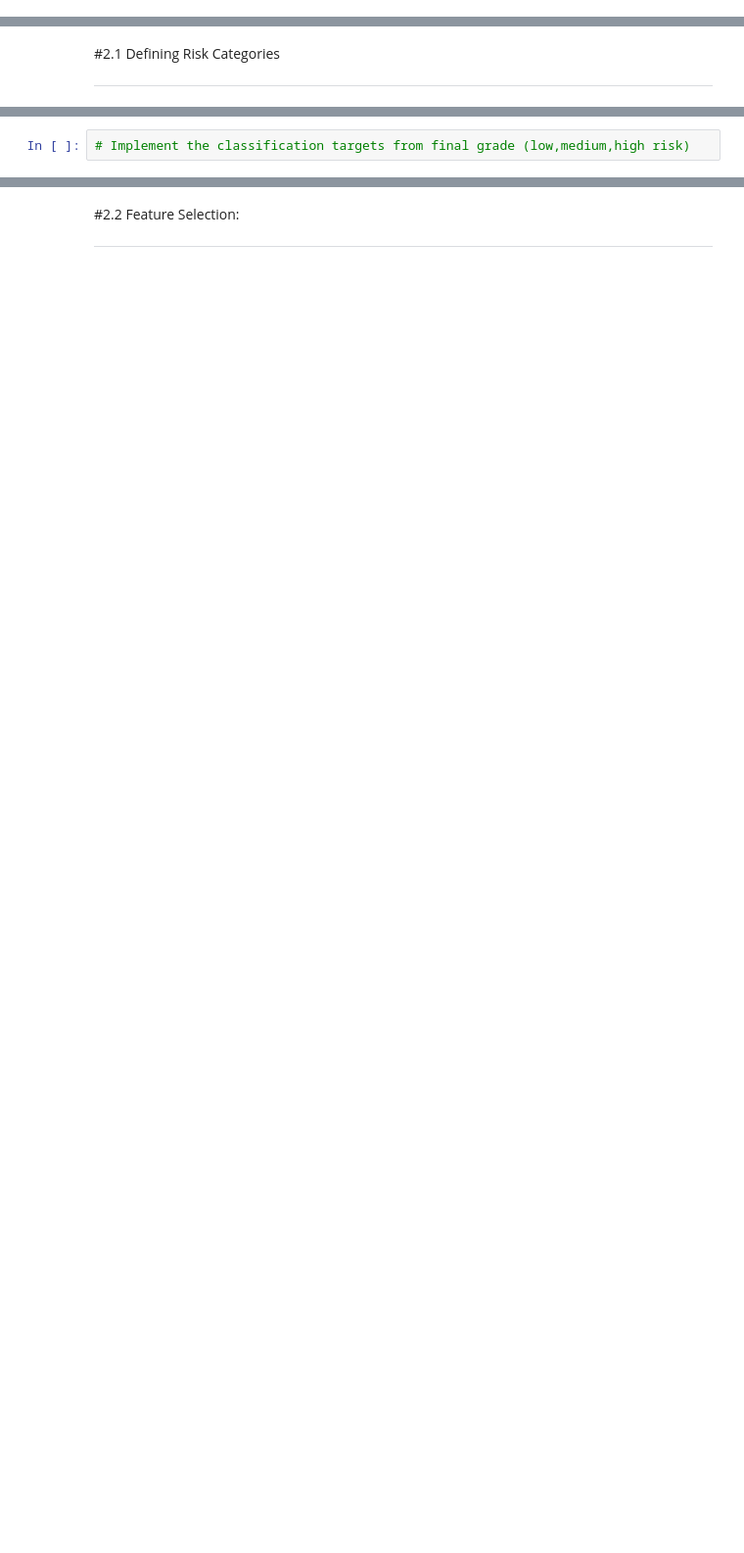
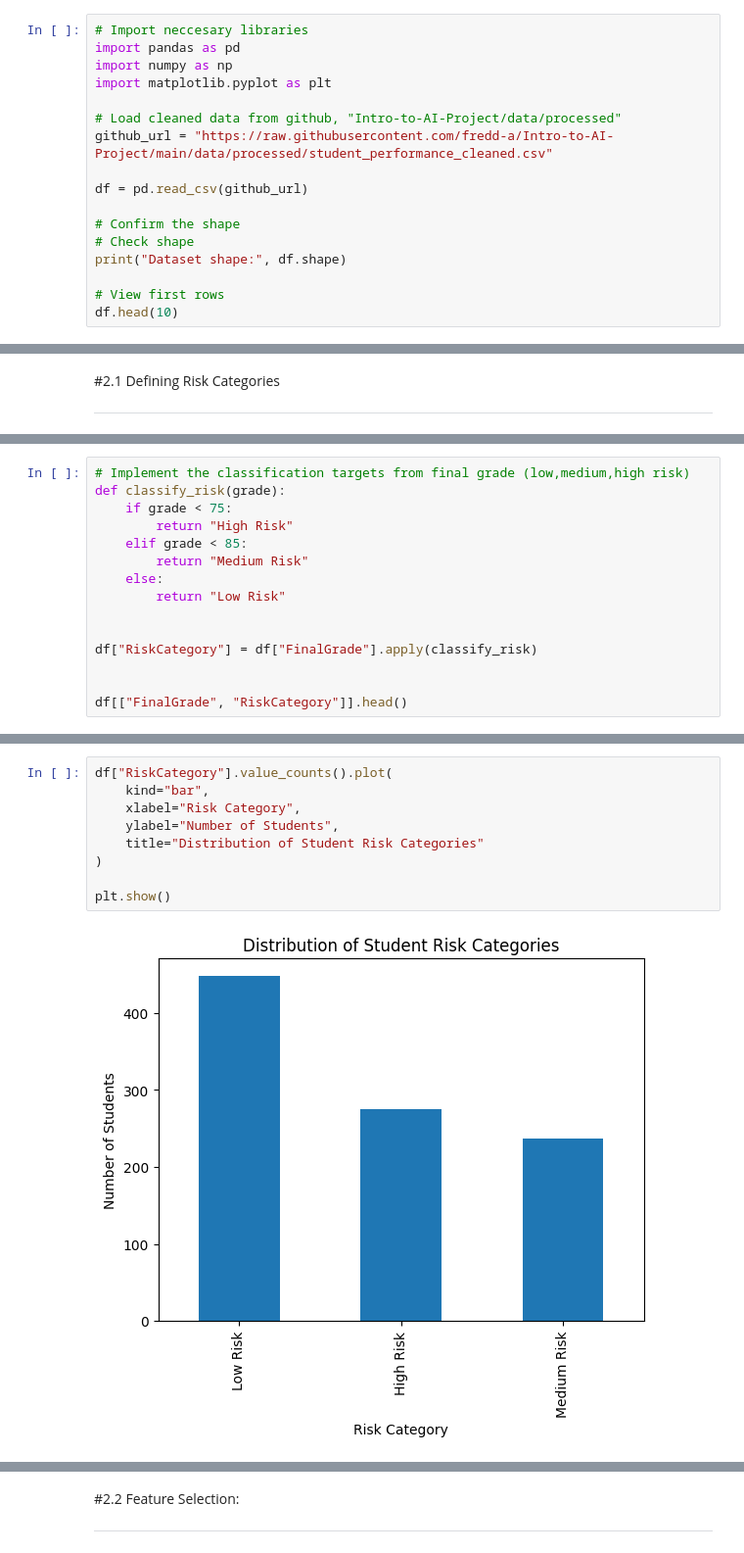
Before and after one commit to fredd-a/Intro-to-AI-Project, a Jupyter notebook: notebooks/02_baseline_model.ipynb, the cells around one changed output, grey strips where cells are left out. Shown at 98% size. Cells and saved outputs as stored; diff of their text form; blank space fills up the shorter version.

```diff
--- a/notebooks/02_baseline_model.ipynb
+++ b/notebooks/02_baseline_model.ipynb
@@ -8,0 +7,17 @@
+# %%
+# Import neccesary libraries
+import pandas as pd
+import numpy as np
+import matplotlib.pyplot as plt
+
+# Load cleaned data from github, "Intro-to-AI-Project/data/processed"
+github_url = "https://raw.githubusercontent.com/fredd-a/Intro-to-AI-Project/main/data/processed/student_performance_cleaned.csv"
+
+df = pd.read_csv(github_url)
+
+# Confirm the shape
+# Check shape
+print("Dataset shape:", df.shape)
+
+# View first rows
+df.head(10)
@@ -13,2 +54,15 @@
 # %%
 # Implement the classification targets from final grade (low,medium,high risk)
+def classify_risk(grade):
+    if grade < 75:
+        return "High Risk"
+    elif grade < 85:
+        return "Medium Risk"
+    else:
+        return "Low Risk"
+
+
+df["RiskCategory"] = df["FinalGrade"].apply(classify_risk)
+
+
+df[["FinalGrade", "RiskCategory"]].head()
@@ -14,0 +95,11 @@
+# %%
+df["RiskCategory"].value_counts().plot(
+    kind="bar",
+    xlabel="Risk Category",
+    ylabel="Number of Students",
+    title="Distribution of Student Risk Categories"
+)
+
+plt.show()
+# %% [output]
+[figure, added]
```
Also changed, not shown: parts of 23 cells of this notebook.
